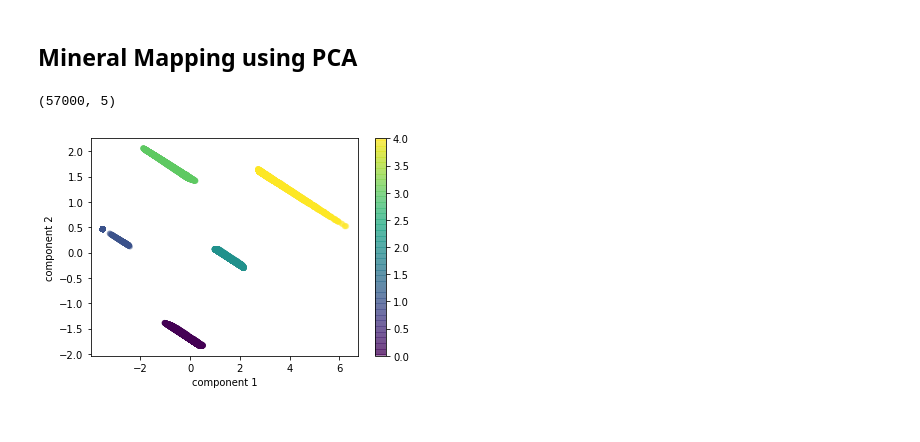
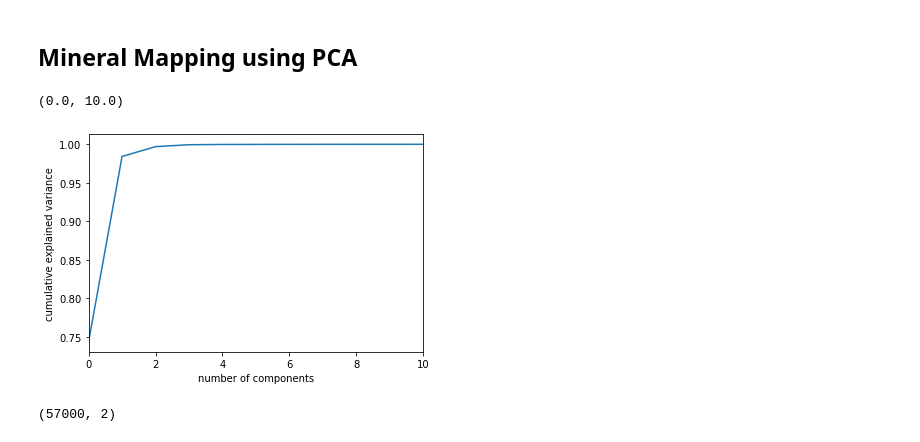
Before and after one commit to panjoel4/ML-MineralMapping-Hyperspectral, a Jupyter notebook: ipynb/Mineral Mapping.ipynb, the cells around one changed output. Drawn from its saved outputs; the diff is of its cells as text; code cells hidden in the pictures.

```diff
--- a/ipynb/Mineral Mapping.ipynb
+++ b/ipynb/Mineral Mapping.ipynb
@@ -62,3 +62,13 @@ plt.colorbar()
 # %% [markdown]
 ## Mineral Mapping using PCA
+# %%
+from sklearn.decomposition import PCA
+pca = PCA().fit(imagedf)
+plt.plot(np.cumsum(pca.explained_variance_ratio_))
+plt.xlabel('number of components')
+plt.ylabel('cumulative explained variance')
+plt.xlim([0,10])
+# %% [output]
+(0.0, 10.0)
+[figure, added]
 # %%
@@ -67,13 +76,6 @@ pca = PCA(n_components=5)
 test=pca.fit_transform(imagedf)
 # %%
 print (test.shape)
+PCAclass=test.reshape(285, 200, 2)
 # %% [output]
-(57000, 5)
+(57000, 2)
-# %%
-plt.scatter(test[:, 0], test[:, 1], edgecolor='none', alpha=0.5, c=imagedf['minerals'],
-            cmap=plt.cm.get_cmap('viridis'))
-plt.xlabel('component 1')
-plt.ylabel('component 2')
-plt.colorbar();
-# %% [output]
-[figure, removed]
```
Also changed, not shown: parts of 5 cells of this notebook.
